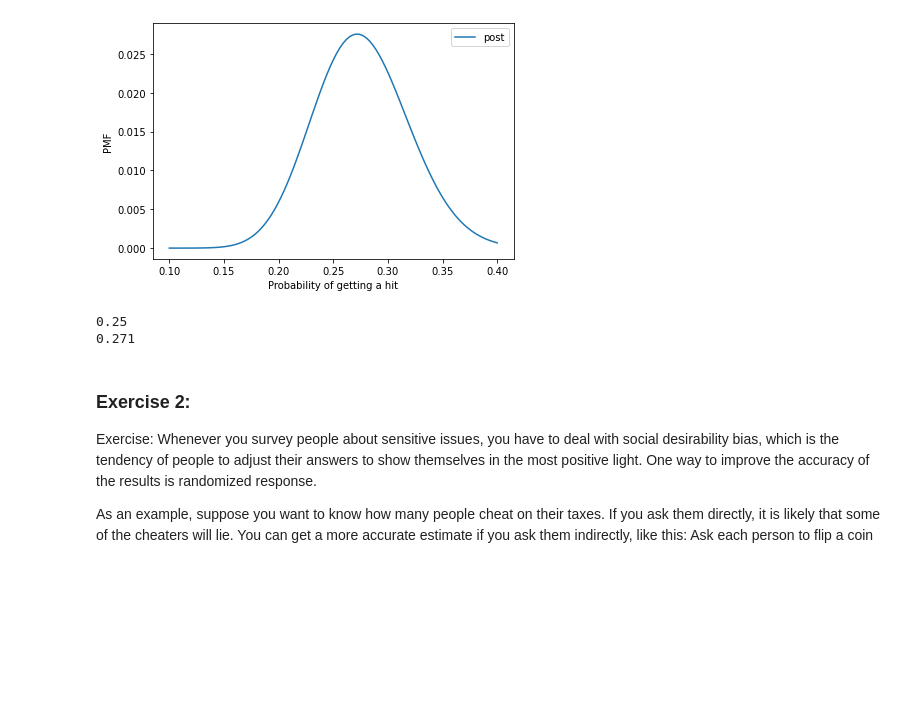
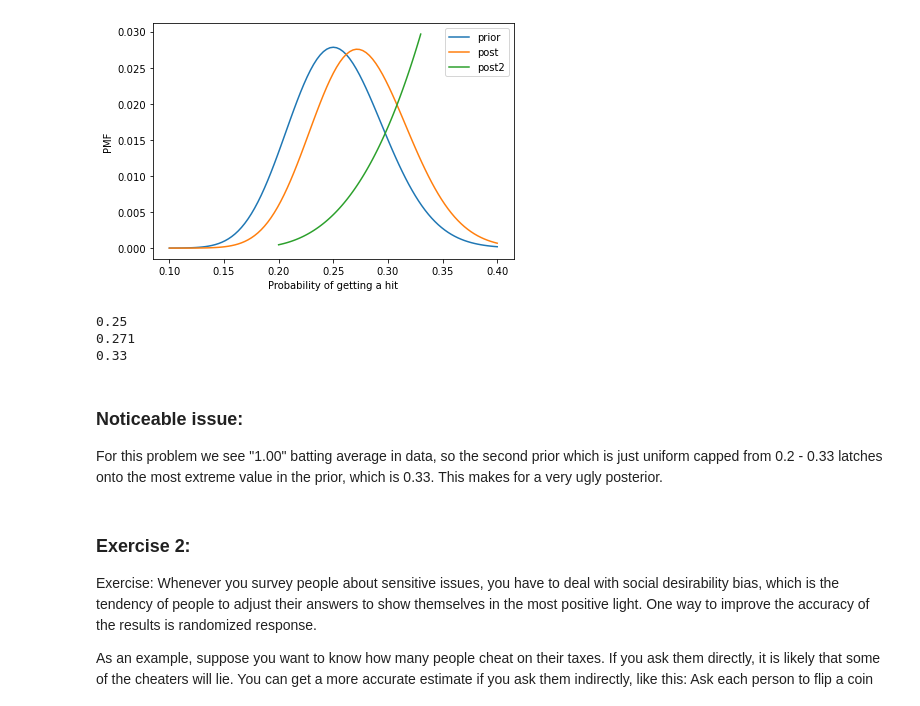
Before and after one commit to dwanneruchi/think_bayes_notes, a Jupyter notebook: exercises/ch04.ipynb, the cells around one changed output. Drawn from its saved outputs; the diff is of its cells as text; code cells hidden in the pictures; blank space fills up the shorter version.

```diff
--- a/exercises/ch04.ipynb
+++ b/exercises/ch04.ipynb
@@ -61,27 +64,42 @@ decorate(xlabel='Probability of getting a hit',
+# %%
+# let's also build a uniform prior given the 200 - 330 info:
+hypos2 = np.linspace(0.2, 0.330, 101)
+prior2 = Pmf(1, hypos2)
 # %%
-# update:
+# update with our actual data:
 dataset = 'YYY'
 post = prior.copy()
+post2 = prior2.copy()
 
 for data in dataset:
     post *= lk[data]
+    post2 *= lk[data]
 
 post.normalize()
+post2.normalize()
 
+prior.plot(label='prior')
 post.plot(label='post')
+post2.plot(label='post2')
 decorate(xlabel='Probability of getting a hit',
          ylabel='PMF');
 # %% [output]
-[figure, old version]
+[figure, new version]
 # %%
 # we can note the shift in max_prob from prior -> post
 # makes sense given we have data showing all hits
 # however, prior dist still playing a huge role
 print(prior.max_prob())
 print(post.max_prob())
+print(post2.max_prob())
 # %% [output]
 0.25
 0.271
+0.33
+# %% [markdown]
+### Noticeable issue:
+
+For this problem we see "1.00" batting average in data, so the second prior which is just uniform capped from 0.2 - 0.33 latches onto the most extreme value in the prior, which is 0.33. This makes for a very ugly posterior.
 # %% [markdown]
 ### Exercise 2:
 
```
Also changed, not shown: parts of 18 cells of this notebook.
